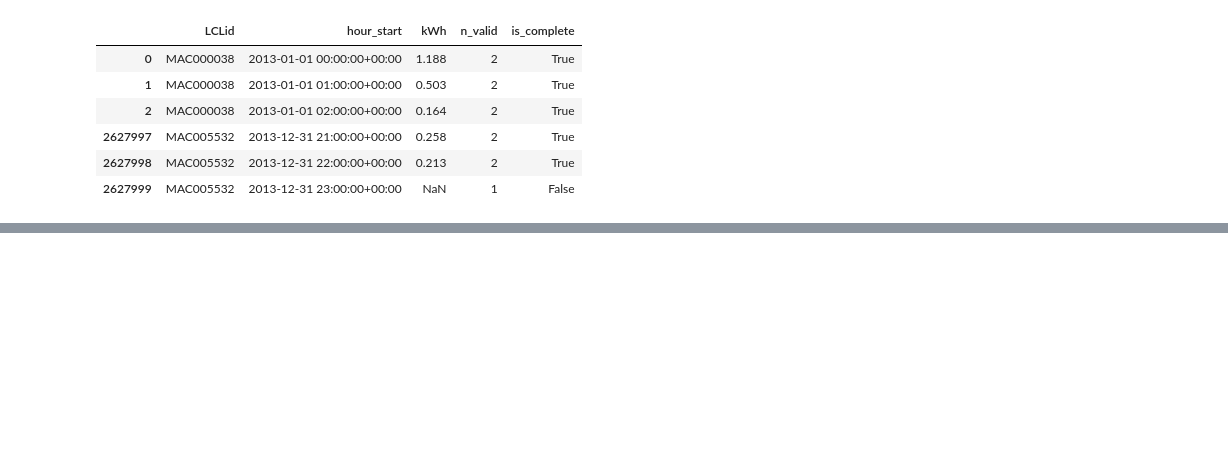
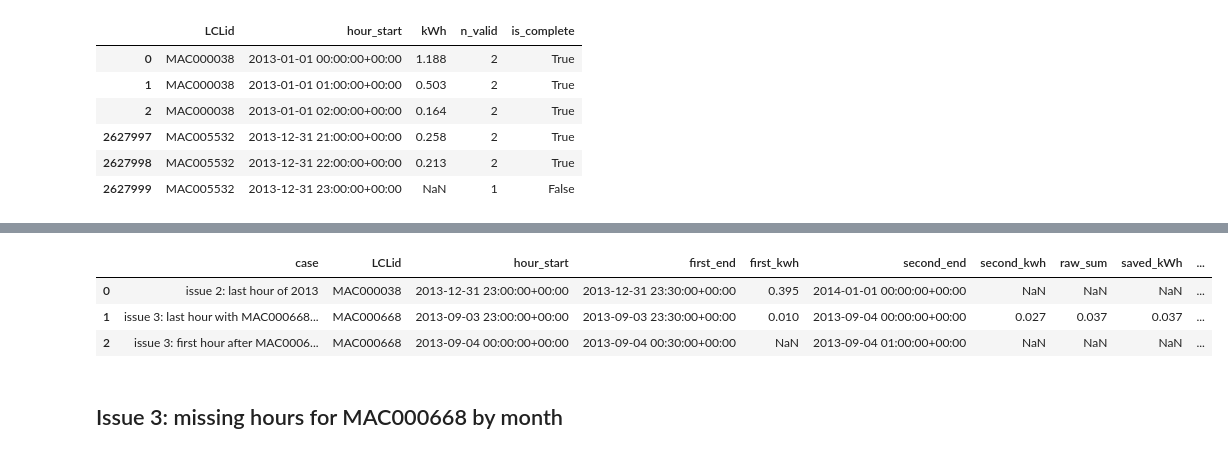
Before and after one commit to Fadhlallah-Almohammed/household-energy-prediction, a Jupyter notebook: notebooks/M2/prepare_hourly_data.ipynb, the cells around one changed output, grey strips where cells are left out. Cells and saved outputs as stored; diff of their text form; code cells hidden in the pictures; blank space fills up the shorter version.

```diff
--- a/notebooks/M2/prepare_hourly_data.ipynb
+++ b/notebooks/M2/prepare_hourly_data.ipynb
@@ -522,0 +621,17 @@ Name: count, dtype: int64
+# %%
+day_one_lag = pd.Timestamp("2012-12-31 23:00", tz="UTC")
+print("2012-12-31 23:00 in the hourly file:", bool((full_hourly["hour_start"] == day_one_lag).any()))
+print("first hour in the hourly file:", full_hourly["hour_start"].min())
+
+home_668 = full[full["LCLid"] == "MAC000668"]
+print("MAC000668 last raw reading ends at:", home_668["ts"].max())
+print("MAC000668 raw readings after that:", int((home_668["ts"] > home_668["ts"].max()).sum()))
+
+w2_missing = raw_pair_table([
+    ("issue 2: last hour of 2013", "MAC000038", "2013-12-31 23:00"),
+    ("issue 3: last hour with MAC000668 readings", "MAC000668", "2013-09-03 23:00"),
+    ("issue 3: first hour after MAC000668 stops", "MAC000668", "2013-09-04 00:00"),
+])
+assert w2_missing["matches"].all()
+w2_missing[show_columns + ["saved_n_valid"]]
+# %% [output]
@@ -522,0 +642,6 @@ Name: count, dtype: int64
+|  | case | LCLid | hour_start | first_end | first_kwh | second_end | second_kwh | raw_sum | saved_kWh | ... |
+| 0 | issue 2: last hour of 2013 | MAC000038 | 2013-12-31 23:00:00+00:00 | 2013-12-31 23:30:00+00:00 | 0.395 | 2014-01-01 00:00:00+00:00 | NaN | NaN | NaN | ... |
+| 1 | issue 3: last hour with MAC000668... | MAC000668 | 2013-09-03 23:00:00+00:00 | 2013-09-03 23:30:00+00:00 | 0.010 | 2013-09-04 00:00:00+00:00 | 0.027 | 0.037 | 0.037 | ... |
+| 2 | issue 3: first hour after MAC0006... | MAC000668 | 2013-09-04 00:00:00+00:00 | 2013-09-04 00:30:00+00:00 | NaN | 2013-09-04 01:00:00+00:00 | NaN | NaN | NaN | ... |
+# %% [markdown]
+## Issue 3: missing hours for MAC000668 by month
```
Also changed, not shown: parts of 21 cells of this notebook.
